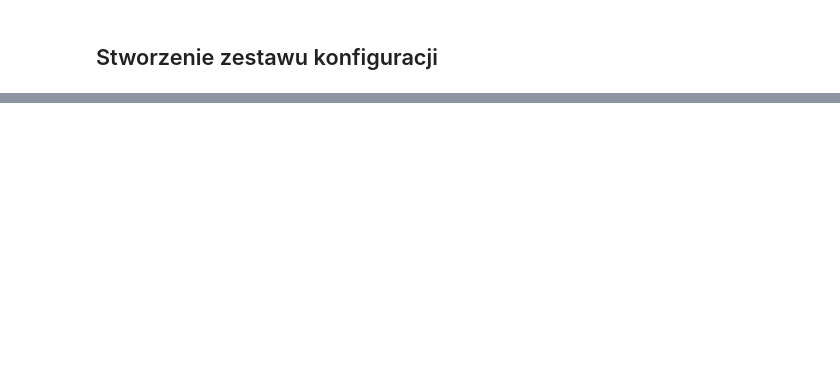
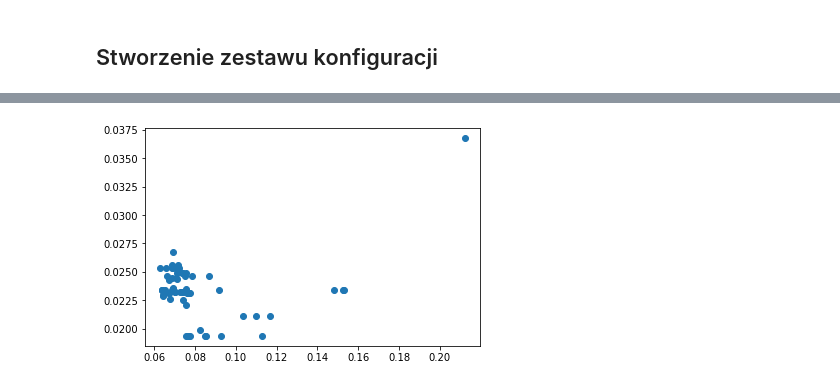
Before and after one commit to roaringdeer/intelligent-scissors, a Jupyter notebook: test_notepad.ipynb, the cells around one changed output, grey strips where cells are left out. Drawn from its saved outputs; the diff is of its cells as text; code cells hidden in the pictures; blank space fills up the shorter version.

```diff
--- a/test_notepad.ipynb
+++ b/test_notepad.ipynb
@@ -262,0 +274,5 @@ for k, v in times.items():
+# %%
+plt.plot(times_vals, scores_vals, 'o')
+plt.show()
+# %% [output]
+[figure, added]
```
Also changed, not shown: parts of 170 cells of this notebook.
